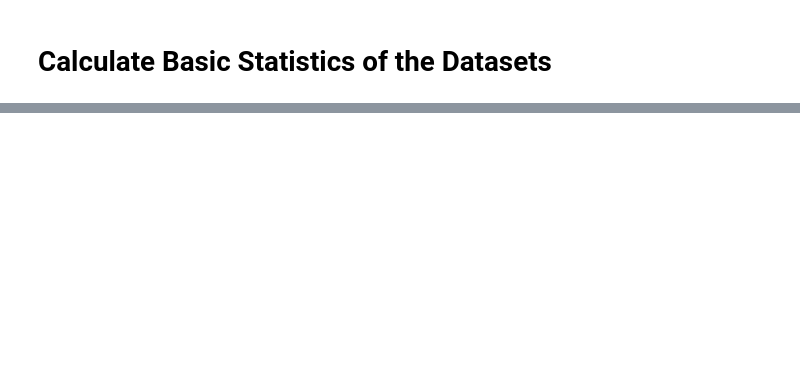
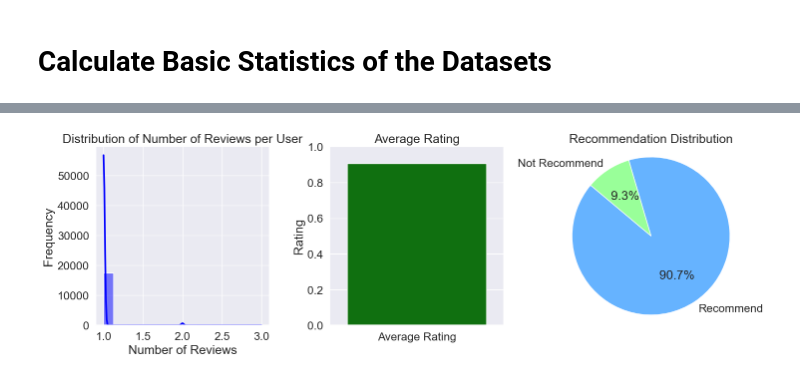
Before and after one commit to thisisrishabh22/goodreads_analysis, a Jupyter notebook: statistics.ipynb, the cells around one changed output, grey strips where cells are left out. Cells and saved outputs as stored; diff of their text form; code cells hidden in the pictures; blank space fills up the shorter version.

```diff
--- a/statistics.ipynb
+++ b/statistics.ipynb
@@ -12,3 +12,6 @@ DIR = './data'
+# %%
+DIR = './data'
+file_name = os.path.join(DIR, 'australian_user_reviews.json.gz')
 # %%
 def count_lines(file_name):
     print('counting file:', file_name)
@@ -27,0 +53,15 @@ display(df_book_stats)
+# %%
+# store the records in json file
+with open(os.path.join(DIR, 'dataset.json'), 'w') as fout:
+    json.dump(records, fout)
+
+records_df = pd.DataFrame(records)
+# %%
+# create charts and analysis on the data
+sns.set_style('darkgrid')
+sns.set_palette('muted')
+sns.set_context("notebook", font_scale=1.5, rc={"lines.linewidth": 2.5})
+
+
+# display the data
+display(records_df.head(10))
@@ -27,0 +166,29 @@ display(df_book_stats)
+# %%
+# 1: Distribution of Number of Reviews
+plt.figure(figsize=(15, 5))
+
+plt.subplot(1, 3, 1)  # Create first subplot
+sns.histplot(reviews_per_user['num_reviews'], kde=True, color='blue')
+plt.title('Distribution of Number of Reviews per User')
+plt.xlabel('Number of Reviews')
+plt.ylabel('Frequency')
+
+# 2: Bar chart for Average Rating
+plt.subplot(1, 3, 2)
+sns.barplot(x=['Average Rating'], y=[average_rating], color='green')
+plt.title('Average Rating')
+plt.ylabel('Rating')
+plt.ylim(0, 1)
+
+# 3: Pie chart for Recommend/Not Recommend distribution
+plt.subplot(1, 3, 3)
+recommend_counts = records_df['recommend'].value_counts()
+plt.pie(recommend_counts, labels=['Recommend', 'Not Recommend'],
+        autopct='%1.1f%%', startangle=140, colors=['#66b3ff', '#99ff99'])
+plt.title('Recommendation Distribution')
+plt.axis('equal')
+
+plt.tight_layout()
+plt.show()
+# %% [output]
+[figure, added]
```
Also changed, not shown: parts of 11 cells of this notebook, 5 other files.
